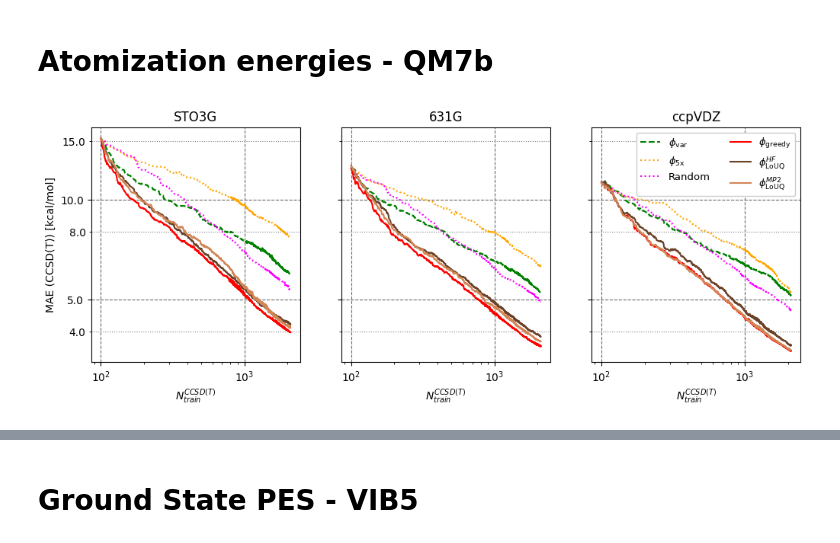
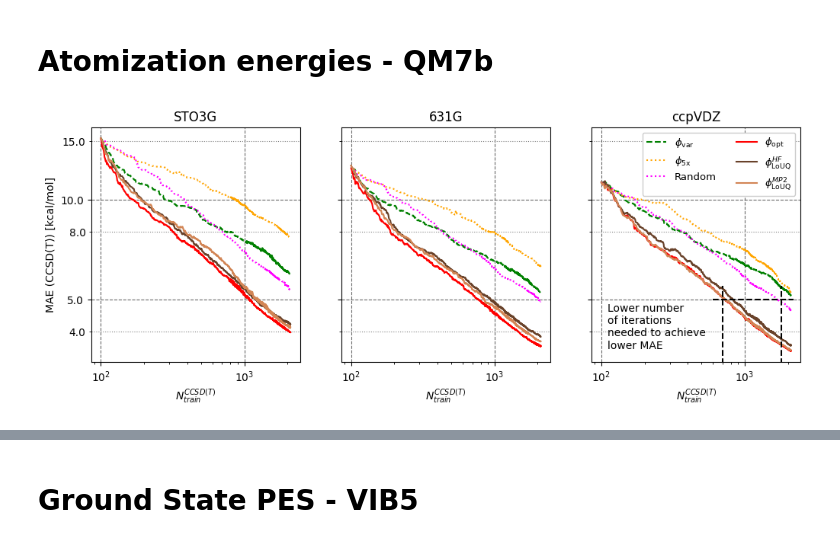
Before and after one commit to vivinvinod/LoUQAL-for-QC, a Jupyter notebook: plottingroutines.ipynb, the cells around one changed output, grey strips where cells are left out. Drawn from its saved outputs; the diff is of its cells as text; code cells hidden in the pictures.

```diff
--- a/plottingroutines.ipynb
+++ b/plottingroutines.ipynb
@@ -8,7 +8,7 @@ SCF_mult=630.0
 # %% [markdown]
 # Atomization energies - QM7b
 # %%
-def plot_QM7b(basis='sto3g',ax=None,major_ticks=[10,5],minor_ticks=[4,8,15]):
+def plot_QM7b(basis='sto3g',ax=None,major_ticks=[10,5],minor_ticks=[4,8,15],highlights=False):
     ax = ax or plt.gca()
     n_sf = np.load(f'ModelData/sf_QM7b_{basis}_training_size.npy')
     mae_sf = np.load(f'ModelData/sf_QM7b_{basis}_maes.npy')
@@ -43,25 +43,49 @@ def plot_QM7b(basis='sto3g',ax=None,major_ticks=[10,5],minor_ticks=[4,8,15]):
     #ax.set_title(basis)
     ax.grid(which='minor',axis='y',linestyle=':',color='gray')
     ax.grid(which='major',axis='both',linestyle='--',color='dimgray')
+    # ax.spines['top'].set_visible(False)
+    # ax.spines['right'].set_visible(False)
+    if highlights:
+        xlim = ax.get_xlim()
+        ylim = ax.get_ylim()
+        ax.vlines(700,3,5.5,color='k',linestyle='--')
+        ax.vlines(1800,3,5.5,color='k',linestyle='--')
+        ax.hlines(5,600,2200.,color='k',linestyle='--')
+        ax.set_xlim(xlim)
+        ax.set_ylim(ylim)
 # %%
 fig,ax = plt.subplots(1,3,sharey=True,sharex=True,figsize=(12,4))
 plot_QM7b(ax=ax[0],basis='sto3g')
 plot_QM7b(ax=ax[1],basis='631g')
-plot_QM7b(ax=ax[2],basis='ccpvdz')
+plot_QM7b(ax=ax[2],basis='ccpvdz',highlights=True)
 ax[0].set_title('STO3G')
 ax[1].set_title('631G')
 ax[2].set_title('ccpVDZ')
 ax[2].legend([r'$\phi_{\mathrm{var}}$',
               r'$\phi_{\mathrm{5x}}$',
               'Random',
-              r'$\phi_{\mathrm{greedy}}$',
+              r'$\phi_{\mathrm{opt}}$',
               r'$\phi_{\mathrm{LoUQ}}^{HF}$',
               r'$\phi_{\mathrm{LoUQ}}^{MP2}$'],framealpha=1.0,fontsize=9.5,ncol=2)
 ax[0].set_ylabel('MAE (CCSD(T)) [kcal/mol]')
 #ax[1].legend(framealpha=1.0)
+
+ax[2].text(110, 3.5, 'Lower number\nof iterations\nneeded to achieve\nlower MAE', color='k',
+           ha='left', va='bottom')
+
+# ax[2].annotate('',
+#                xy=(600,5),
+#                xytext=(150,5.25),color='k',
+#                arrowprops=dict(facecolor='k',edgecolor='k',arrowstyle='->',linestyle='--')
+#               )
+# ax[2].annotate('',
+#                xy=(1200,9.25),
+#                xytext=(300,5.25),color='k',
+#                arrowprops=dict(facecolor='k',edgecolor='k',arrowstyle='->',linestyle='--')
+#               )
 plt.savefig('QM7b_cross_method_tests.pdf',bbox_inches='tight',format='pdf')
 # %% [output]
-[figure, old version]
+[figure, new version]
 # %%
 def plot_full_range_QM7b(ax=None,major_ticks=[10,5],minor_ticks=[4,8,15]):
     ax = ax or plt.gca()
```
Also changed, not shown: parts of 13 cells of this notebook.
